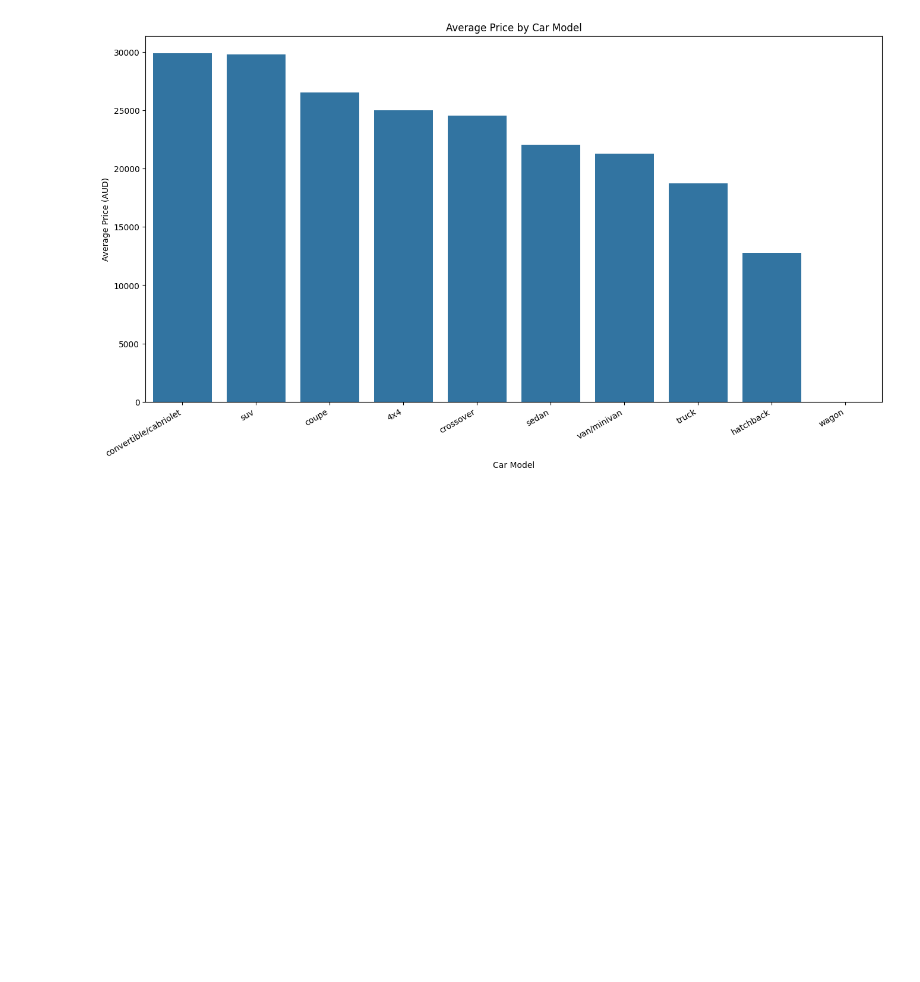
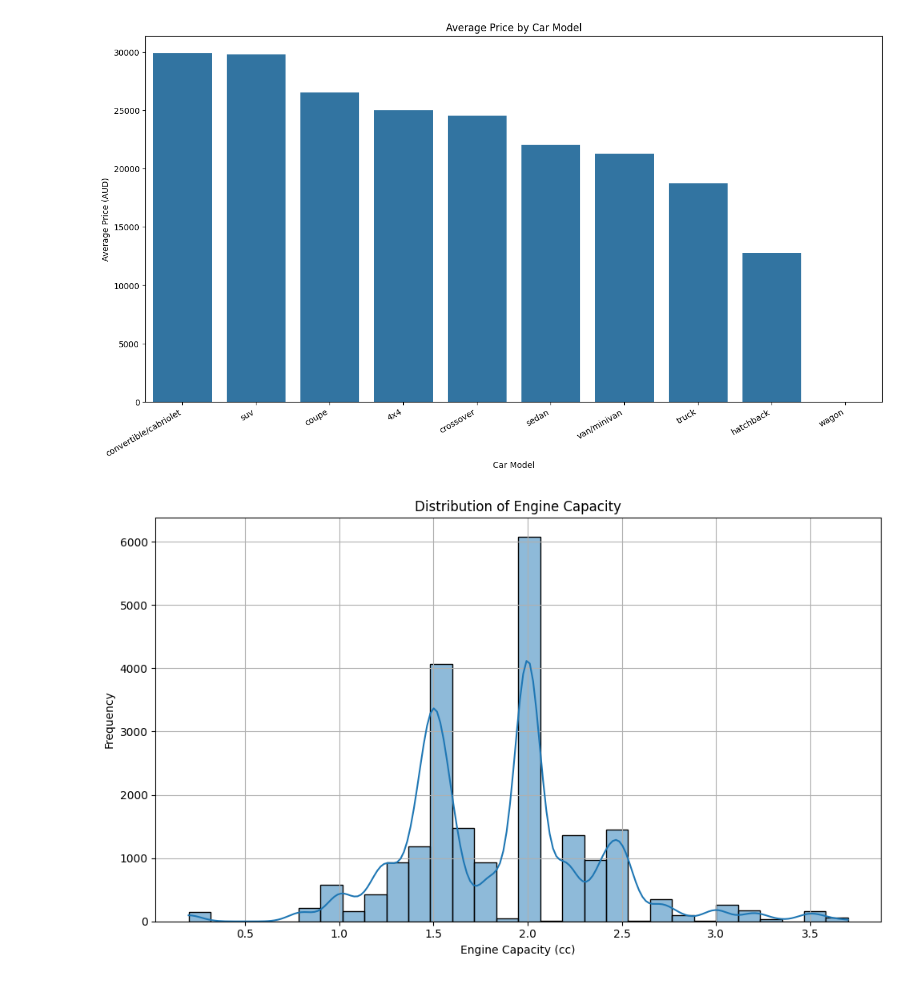
Before and after one commit to Rimanshuu/7008_Data_Vis_Repo, a Jupyter notebook: Assignment1_7008_T2_25.ipynb, the cells around one changed output. Drawn from its saved outputs; the diff is of its cells as text; code cells hidden in the pictures; blank space fills up the shorter version.

Commit message:
Complete visualisation 4.4, 4.5, 4.6

```diff
--- a/Assignment1_7008_T2_25.ipynb
+++ b/Assignment1_7008_T2_25.ipynb
@@ -447,3 +454,16 @@ plt.xticks(rotation = 30, ha = 'right')
 plt.show()
 # %% [output]
 [figure]
+# %%
+# Display the distribution of 'engine_capacity'
+plt.figure(figsize=(10, 6))
+sns.histplot(cleaned_car_data['engine_capacity'], bins=30, kde=True, edgecolor='black')
+
+plt.title("Distribution of Engine Capacity", fontsize=12)
+plt.xlabel("Engine Capacity (cc)", fontsize=10)
+plt.ylabel("Frequency", fontsize=10)
+plt.grid(True)
+plt.tight_layout()
+plt.show()
+# %% [output]
+[figure, added]
```
Also changed, not shown: parts of 6 cells of this notebook.
